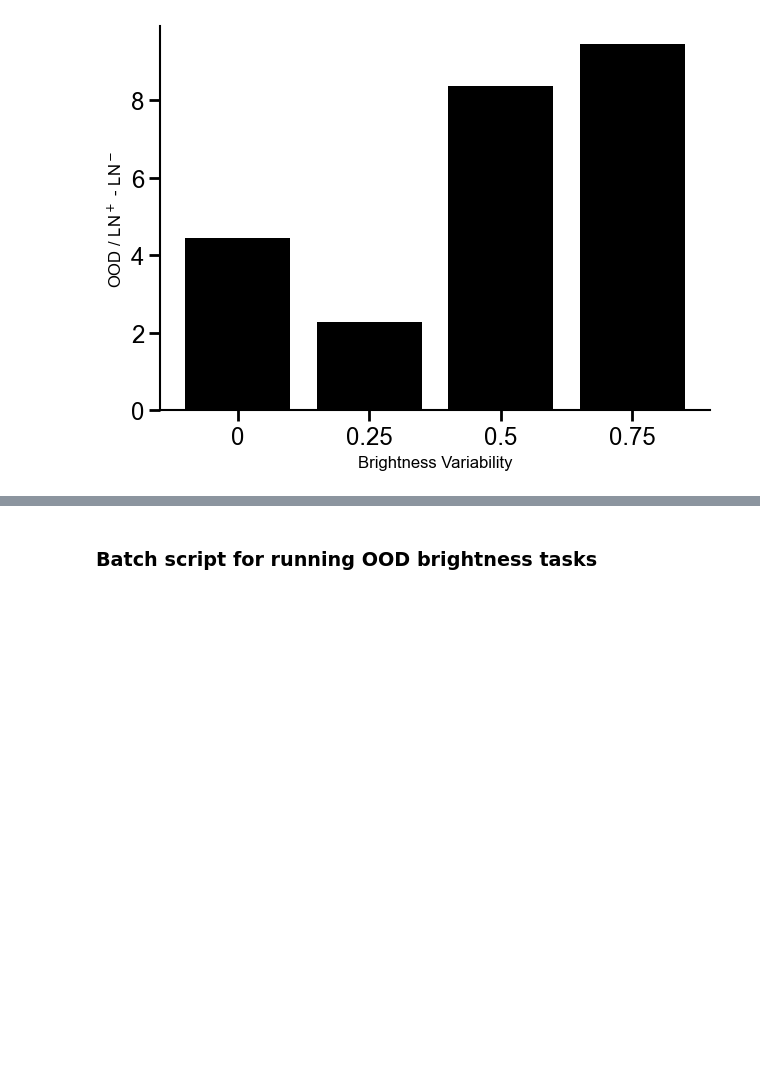
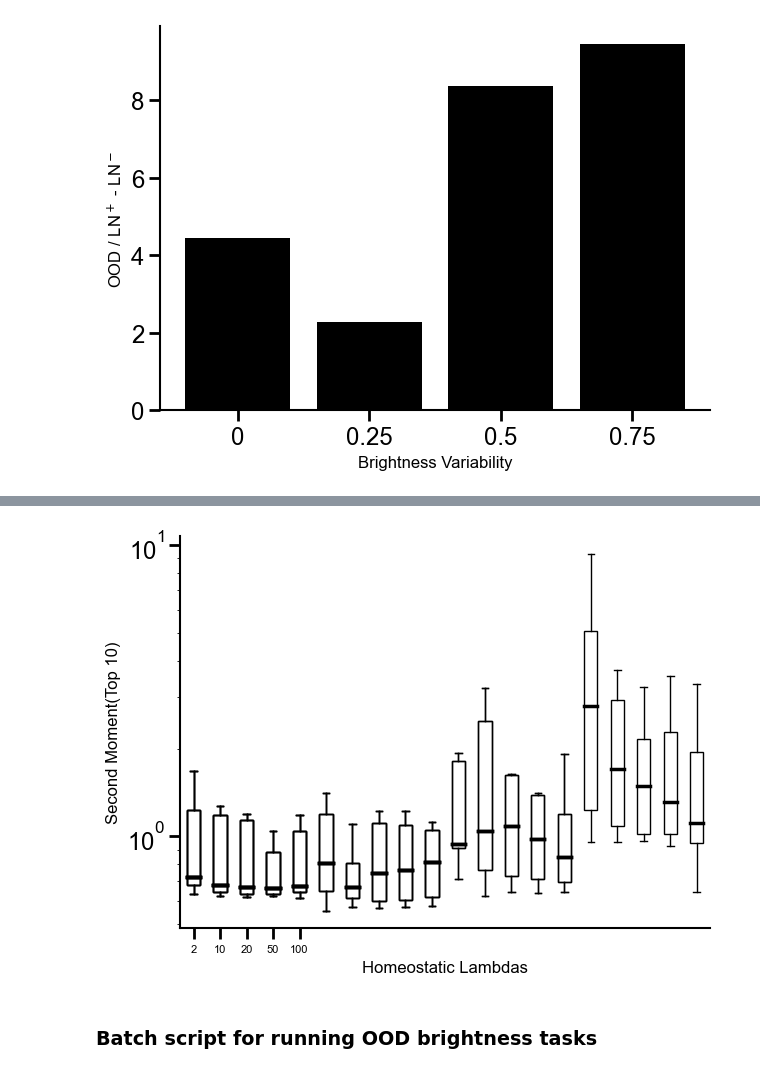
Before and after one commit to RoyHEyono/HomeostaticDANN, a Jupyter notebook: models/dense_mnist_task/notebooks/figures.ipynb, the cells around one changed output, grey strips where cells are left out. Cells and saved outputs as stored; diff of their text form; code cells hidden in the pictures; blank space fills up the shorter version.

```diff
--- a/models/dense_mnist_task/notebooks/figures.ipynb
+++ b/models/dense_mnist_task/notebooks/figures.ipynb
@@ -272,3 +337,34 @@ Text(0.5, 0, 'Brightness Variability')
+# %%
+fig, ax = plt.subplots()
+brightness_factor = [0, 0.5, 0.75, 1] #, 0.25, 0.5, 0.75, 1]
+lmbdas=[0, 0.001, 0.01, 0.1, 1]
+lmbdas=[2, 10, 20, 50, 100]
+best_n_runs = 10
+homeo_acc = []
+
+for bf in brightness_factor:
+    for lmbda in lmbdas:
+        runs_homeostasis_train = fetch_runs(api, entity='project_danns', project_name='Luminosity', filters={"config.dataset": "fashionmnist",
+                                                                    "config.brightness_factor": bf, "config.homeostasis": 1, "config.normtype": "ln_false",
+                                                                    "config.use_testset": True, "config.lambda_homeo": lmbda}, order="-summary_metrics.test_acc")[:best_n_runs]
+
+        homeo_acc.append([run_ln.summary['eval_fc1_var'] for run_ln in runs_homeostasis_train])
+
+
+    ax.boxplot(np.array(homeo_acc).T, patch_artist=True, boxprops=dict(color='black', facecolor='none'), medianprops=dict(linestyle='-', linewidth=2.5, color='black'),
+                            showfliers=False)
+
+# Create custom x-axis tick labels
+custom_xticks = [str(el) for el in lmbdas]
+ax.set_xticks(np.arange(1, len(custom_xticks) + 1))
+ax.set_xticklabels(custom_xticks, fontsize=8)
+
+ax.set_xlabel('Homeostatic Lambdas')
+ax.set_ylabel('Second Moment(Top 10)')
+#ax.legend([bp3["medians"][0]], ['H'], loc='lower left')
+ax.set_yscale('log')
+# %% [output]
+[figure, added]
 # %% [markdown]
 ### Batch script for running OOD brightness tasks
 # %%
```
Also changed, not shown: parts of 6 cells of this notebook, 5 other files.
